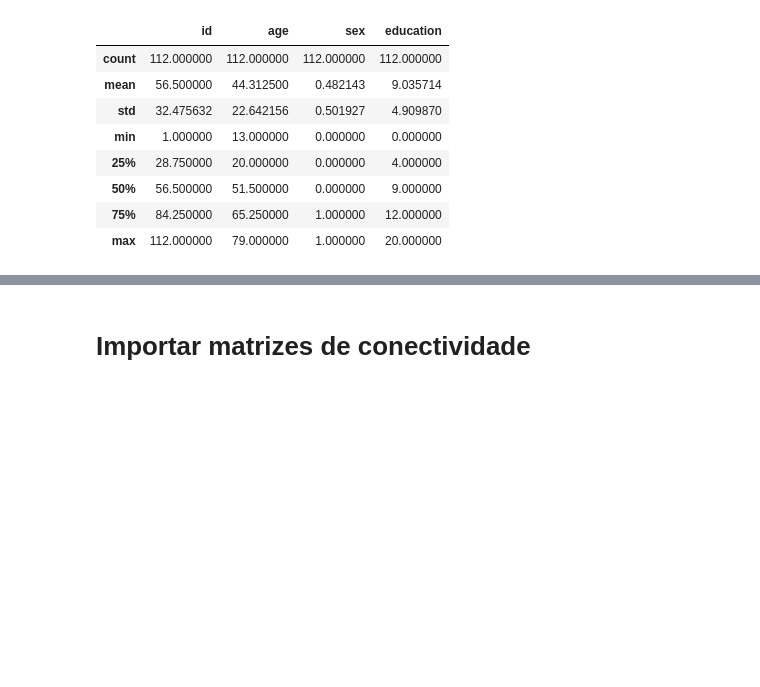
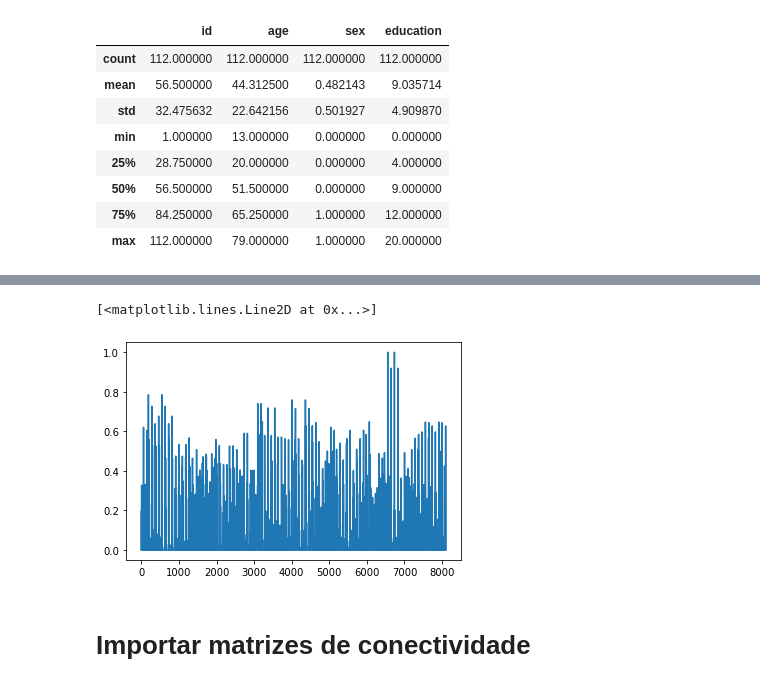
Before and after one commit to benjamimcoelho/AprendizagemProfunda, a Jupyter notebook: notebooks/grupo7.ipynb, the cells around one changed output, grey strips where cells are left out. Saved outputs shown, nothing was run; the diff lists cells and outputs as text; code cells hidden in the pictures; blank space fills up the shorter version.

```diff
--- a/notebooks/grupo7.ipynb
+++ b/notebooks/grupo7.ipynb
@@ -37,2 +152,14 @@ train_data.describe()
+# %%
+#Exemplo 1 pessoa
+store = []
+for i in range(90):
+    for j in range (90):
+        store.append(X[i][j][15])
+        #print(X[i][j][0])
+
+plt.plot(store)
+# %% [output]
+[<matplotlib.lines.Line2D at 0x...>]
+[figure, added]
 # %% [markdown]
 # Importar matrizes de conectividade
```
Also changed, not shown: parts of 16 cells of this notebook.
